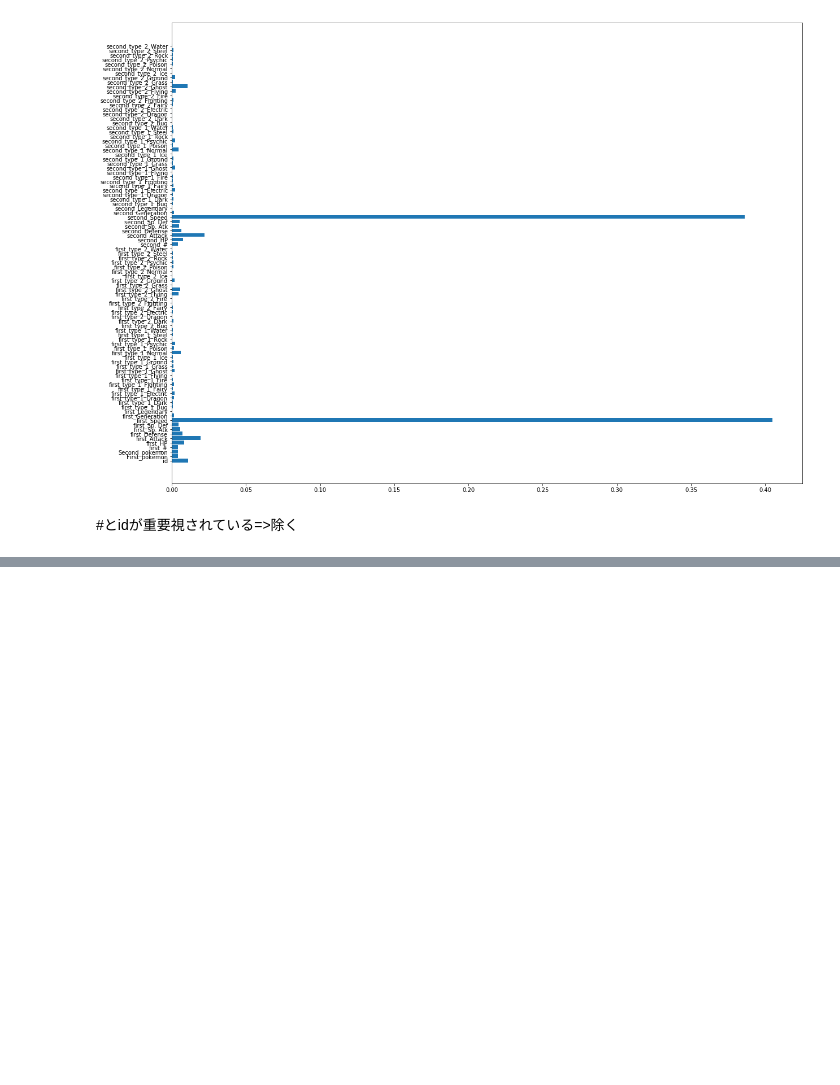
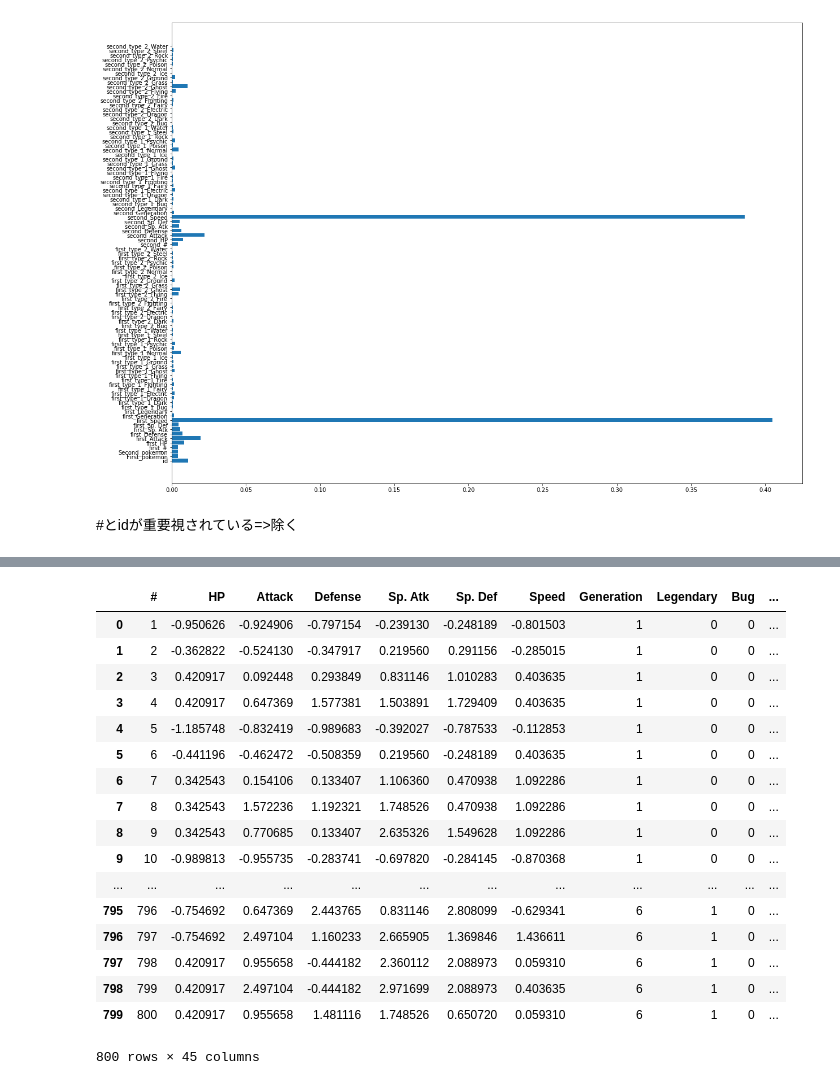
Before and after one commit to tomohiroo/kals_kaggler, a Jupyter notebook: pokemon/ueda/pokemon_ueda.ipynb, the cells around one changed output, grey strips where cells are left out. Drawn from its saved outputs; the diff is of its cells as text; code cells hidden in the pictures; blank space fills up the shorter version.

```diff
--- a/pokemon/ueda/pokemon_ueda.ipynb
+++ b/pokemon/ueda/pokemon_ueda.ipynb
@@ -884,0 +1245,6 @@ plt.show()
+# %%
+poke_b_std = poke.loc[:, ['HP', 'Attack', 'Defense', 'Sp. Atk', 'Sp. Def',  'Speed']]
+# %%
+poke_std = StandardScaler().fit_transform(poke_b_std)
+# %%
+poke_std = pd.DataFrame(poke_std, columns=['HP', 'Attack', 'Defense', 'Sp. Atk','Sp. Def', 'Speed'])
@@ -884,0 +1262,24 @@ plt.show()
+# %%
+pokemon_std = pd.concat([pokemon.iloc[:, 0], poke_std, pokemon.iloc[:,10:]], axis=1)
+# %%
+pokemon_std.loc[:, 'Legendary'] = pokemon_std.loc[:, 'Legendary'].map({True: 1, False: 0})
+pokemon_std
+# %% [output]
+|  | # | HP | Attack | Defense | Sp. Atk | Sp. Def | Speed | Generation | Legendary | Bug | ... |
+| 0 | 1 | -0.950626 | -0.924906 | -0.797154 | -0.239130 | -0.248189 | -0.801503 | 1 | 0 | 0 | ... |
+| 1 | 2 | -0.362822 | -0.524130 | -0.347917 | 0.219560 | 0.291156 | -0.285015 | 1 | 0 | 0 | ... |
+| 2 | 3 | 0.420917 | 0.092448 | 0.293849 | 0.831146 | 1.010283 | 0.403635 | 1 | 0 | 0 | ... |
+| 3 | 4 | 0.420917 | 0.647369 | 1.577381 | 1.503891 | 1.729409 | 0.403635 | 1 | 0 | 0 | ... |
+| 4 | 5 | -1.185748 | -0.832419 | -0.989683 | -0.392027 | -0.787533 | -0.112853 | 1 | 0 | 0 | ... |
+| 5 | 6 | -0.441196 | -0.462472 | -0.508359 | 0.219560 | -0.248189 | 0.403635 | 1 | 0 | 0 | ... |
+| 6 | 7 | 0.342543 | 0.154106 | 0.133407 | 1.106360 | 0.470938 | 1.092286 | 1 | 0 | 0 | ... |
+| 7 | 8 | 0.342543 | 1.572236 | 1.192321 | 1.748526 | 0.470938 | 1.092286 | 1 | 0 | 0 | ... |
+| 8 | 9 | 0.342543 | 0.770685 | 0.133407 | 2.635326 | 1.549628 | 1.092286 | 1 | 0 | 0 | ... |
+| 9 | 10 | -0.989813 | -0.955735 | -0.283741 | -0.697820 | -0.284145 | -0.870368 | 1 | 0 | 0 | ... |
+| ... | ... | ... | ... | ... | ... | ... | ... | ... | ... | ... | ... |
+| 795 | 796 | -0.754692 | 0.647369 | 2.443765 | 0.831146 | 2.808099 | -0.629341 | 6 | 1 | 0 | ... |
+| 796 | 797 | -0.754692 | 2.497104 | 1.160233 | 2.665905 | 1.369846 | 1.436611 | 6 | 1 | 0 | ... |
+| 797 | 798 | 0.420917 | 0.955658 | -0.444182 | 2.360112 | 2.088973 | 0.059310 | 6 | 1 | 0 | ... |
+| 798 | 799 | 0.420917 | 2.497104 | -0.444182 | 2.971699 | 2.088973 | 0.403635 | 6 | 1 | 0 | ... |
+| 799 | 800 | 0.420917 | 0.955658 | 1.481116 | 1.748526 | 0.650720 | 0.059310 | 6 | 1 | 0 | ... |
+800 rows × 45 columns
```
Also changed, not shown: parts of 106 cells of this notebook, 7 other files.
